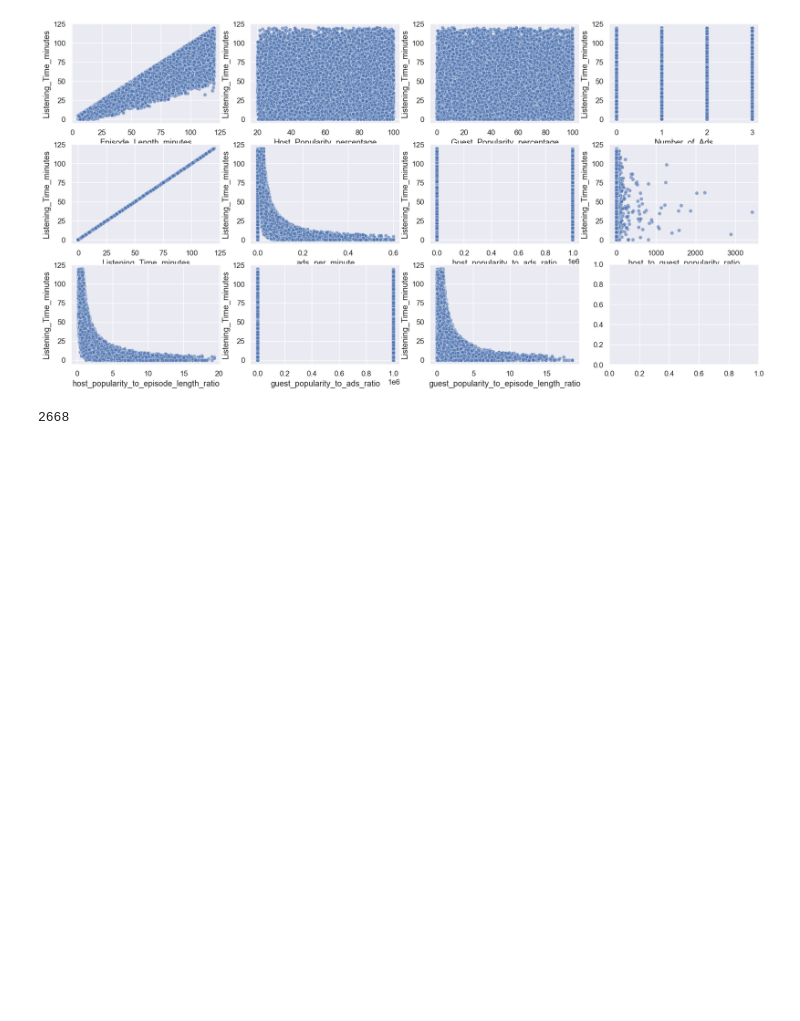
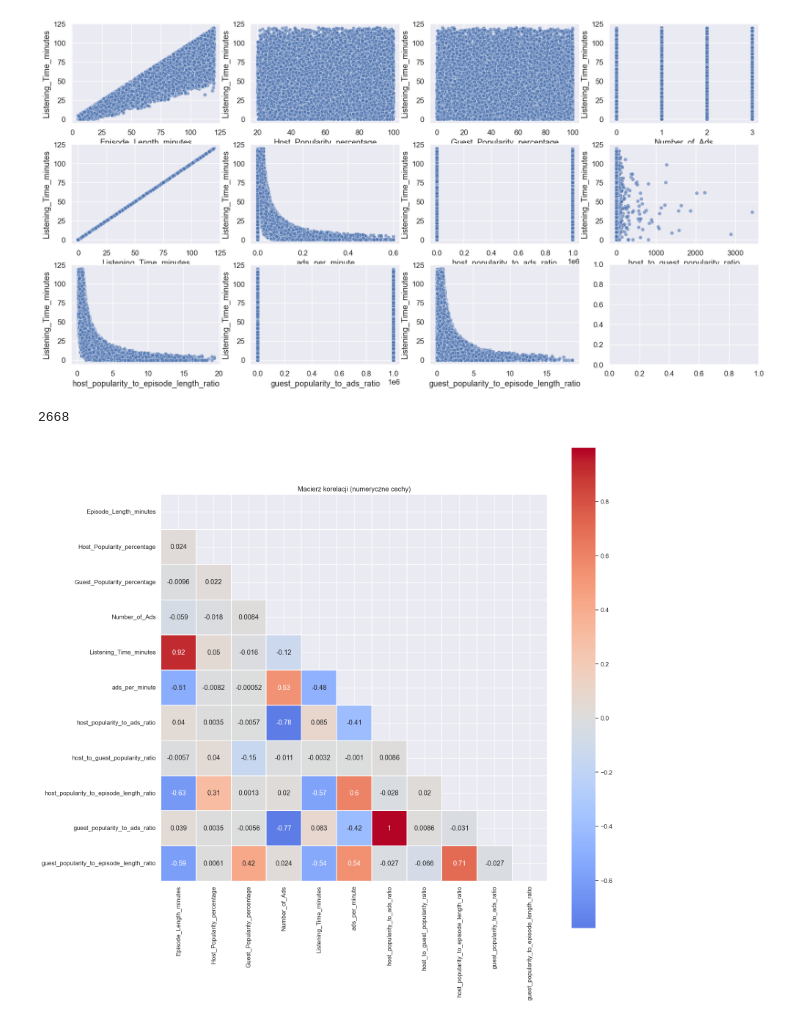
Before and after one commit to acrusedev/Audio-Engagement-Challenge, a Jupyter notebook: eda.ipynb, the cells around one changed output. Drawn from its saved outputs; the diff is of its cells as text; code cells hidden in the pictures; blank space fills up the shorter version.

Commit message:
add: correlation rankings

```diff
--- a/eda.ipynb
+++ b/eda.ipynb
@@ -179,3 +179,37 @@ rows_deleted_count = len(original_train_ds) - len(train_df)
 rows_deleted_count
 # %% [output]
 2668
+# %%
+"""
+    Lets draw a heatmap of correlations between numerical features and listening time.
+    Explanation:
+        Red squares mean that the higher the feature is, the higher corelating feature
+        Blue squares mean that the higher the feature is, the lower corelating feature
+    source: https://www.kaggle.com/code/manyasinghal912/4th-rank-housing-prices-feature-engineering#Exploratory-Data-Analysis
+    Correlation is a great measure to understand the relations between features and target variable. But it only measures linear relationships.
+"""
+
+import numpy as np
+# Tylko kolumny numeryczne
+corr = train_df[numerical_features].corr(method='pearson')  # lub 'spearman' dla skośnych zmiennych
+
+
+# Maska górnego trójkąta
+mask = np.triu(np.ones_like(corr, dtype=bool))
+
+sns.set_theme(font_scale=1.1)
+plt.figure(figsize=(17, 17))
+sns.heatmap(
+    corr, mask=mask, cmap='coolwarm', center=0,
+    square=True, linewidths=0.1, cbar=True, annot=True
+)
+plt.show()
+
+
+"""
+    We can see that there is a strong correlation between episode length and listening time.
+    The more ads per minute, the less listening time.
+    Both host popularity to ads ratio and guest popularity to ads ratio decrease with listening time.
+"""
+# %% [output]
+[figure, added]
```
Also changed, not shown: parts of 1 cell of this notebook.
